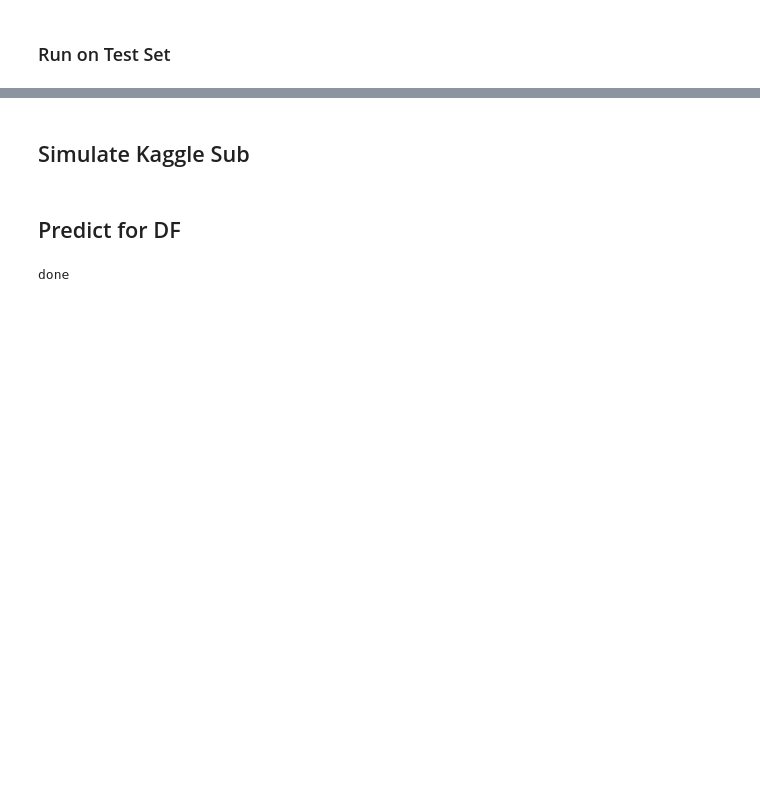
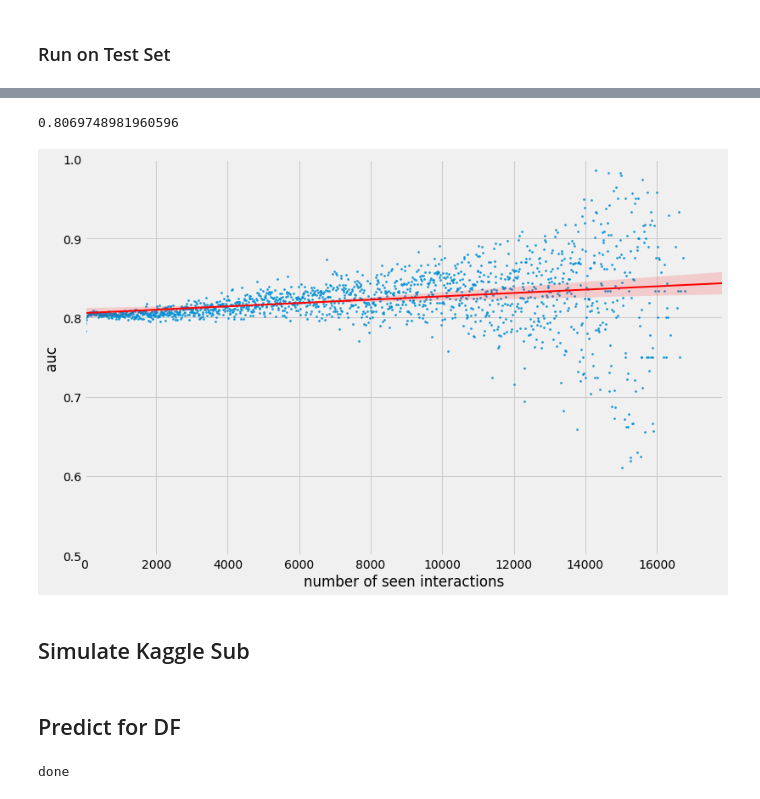
Before and after one commit to gautierdag/riiid, a Jupyter notebook: neural.ipynb, the cells around one changed output, grey strips where cells are left out. Saved outputs shown, nothing was run; the diff lists cells and outputs as text; code cells hidden in the pictures; blank space fills up the shorter version.

```diff
--- a/neural.ipynb
+++ b/neural.ipynb
@@ -973,0 +995,47 @@ tensor([[0.5000, 0.5000, 0.5000]])
+# %%
+from torch.utils.data import Subset
+
+# Init DataLoader from RIIID Dataset subset
+loader = torch.utils.data.DataLoader(
+    dataset=Subset(dataset, t.row_id.values),
+    batch_size=1500,
+    collate_fn=collate_fn,
+    num_workers=6,
+    pin_memory=torch.cuda.is_available(),  # if GPU then pin memory for perf
+)
+# %%
+preds = []
+for b in tqdm(loader):
+    b["steps"] = torch.ones(b["length"].shape, device='cuda')
+    result, sequence_indexes, user_indexes = model.validate_n_steps(b)
+    preds.append(result[sequence_indexes, user_indexes].cpu())
+# %%
+from sklearn.metrics import roc_auc_score
+predictions = torch.cat(preds).numpy()
+t["predictions"] = predictions
+y = t["answered_correctly"].values
+y_pred = t["predictions"].values
+
+roc_auc_score(y, y_pred)
+# %% [output]
+0.8069748981960596
+# %%
+t = pd.merge(
+    train[["uid_count", "row_id", "answered_correctly"]],
+    t[["row_id", "predictions"]],
+    how="inner",
+    on="row_id",
+)
+# %%
+
+def roc_score_per_interaction(x):
+    try:
+        return roc_auc_score(x.answered_correctly.values, x.predictions.values)
+    except ValueError:
+        return np.nan
+
+t["uid_count"] = (t["uid_count"] // 10) *10
+interactions_auc = t.groupby("uid_count").apply(roc_score_per_interaction)
+interactions_auc = interactions_auc[~interactions_auc.isna()].copy()
+# %% [output]
+[figure, added]
```
Also changed, not shown: parts of 24 cells of this notebook.
